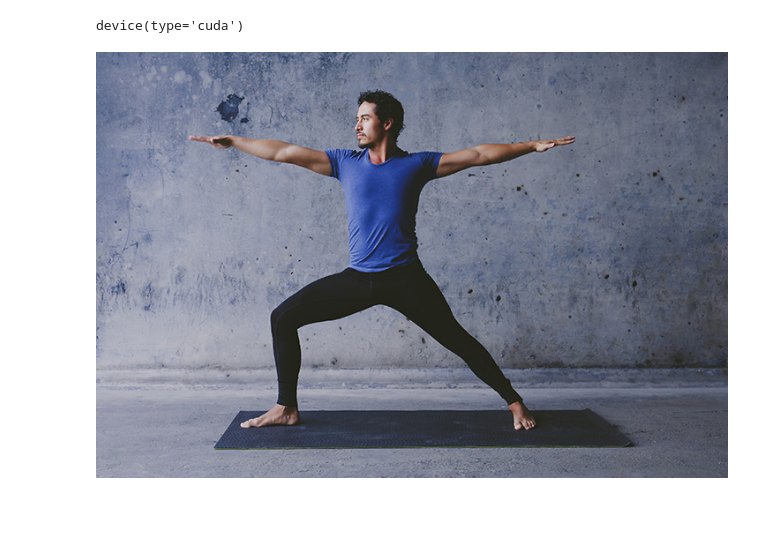
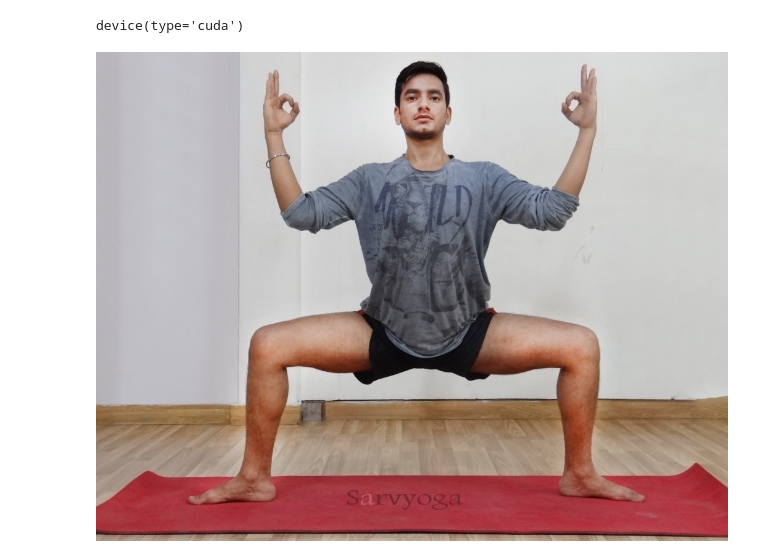
Before and after one commit to nabilfikrisp/skripsi-gnn, a Jupyter notebook: image_to_graph_mobilevig.ipynb, the cells around one changed output. Saved outputs shown, nothing was run; the diff lists cells and outputs as text; code cells hidden in the pictures; blank space fills up the shorter version.

Commit message:
feat: image to graph new

```diff
--- a/image_to_graph_mobilevig.ipynb
+++ b/image_to_graph_mobilevig.ipynb
@@ -14,11 +14,11 @@ device
 # %% [output]
 device(type='cuda')
 # %%
-image = Image.open("./data/eksperimen-3/test/warrior2/custom101.jpg")
+image = Image.open("./data/eksperimen-3/test/goddess/custom27.jpg")
 
 image
 # %% [output]
-[figure, old version]
+[figure, new version]
 # %%
 # SVGA graph visualization function for a single node and its connections
 def visualize_svga_graph(image, patch_size, k, node_index):
```
Also changed, not shown: parts of 2 cells of this notebook, 5 other files.
